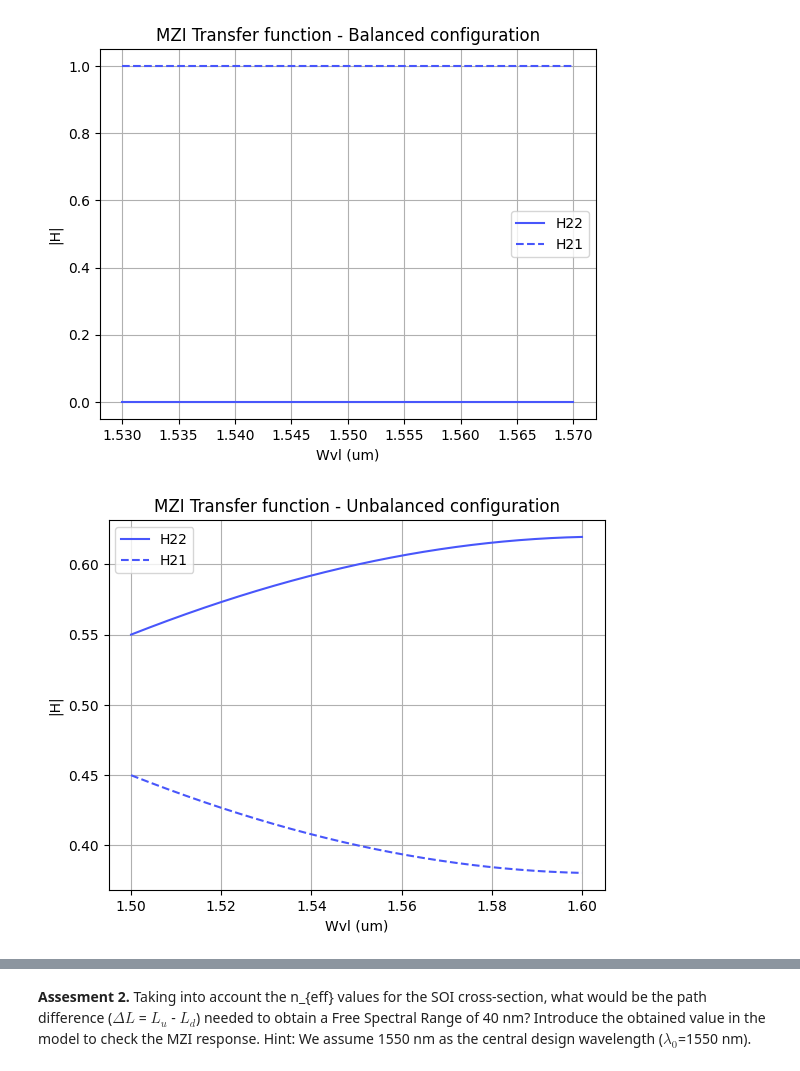
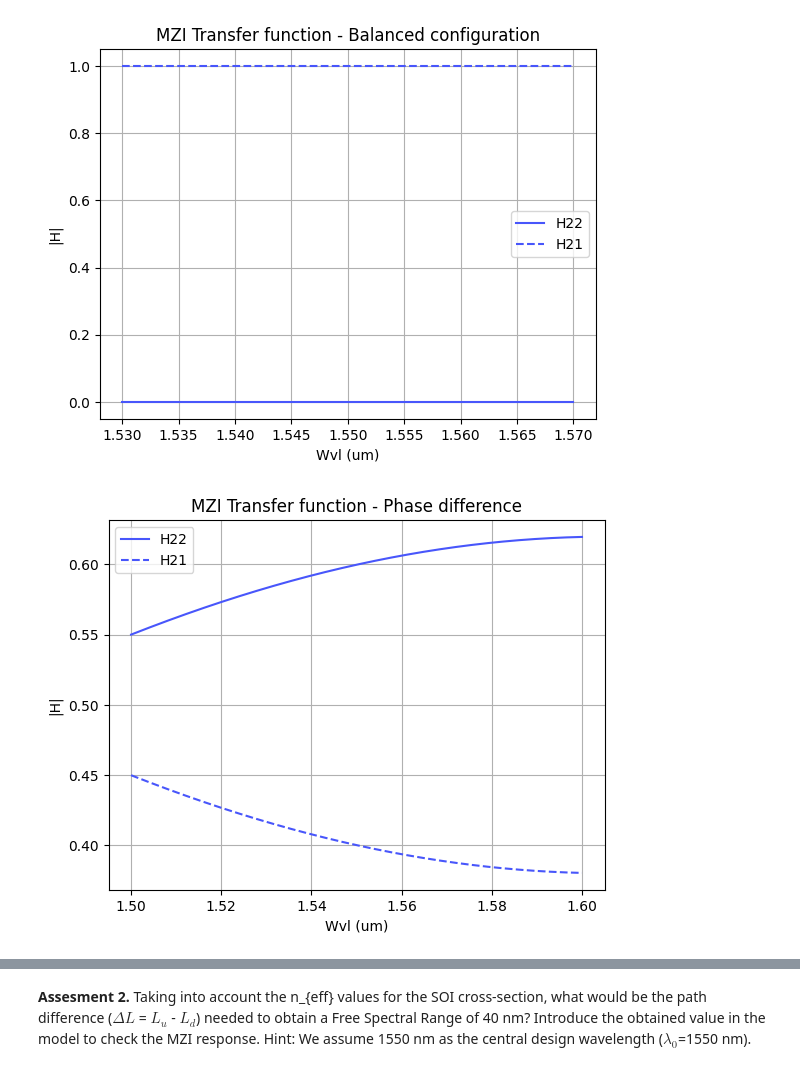
Before and after one commit to MariaJulve/pic-upv-lab3, a Jupyter notebook: 30_INTERFEROMETERS_v2025_STUDENTS_UPDATE2.ipynb, the cells around one changed output, grey strips where cells are left out. Cells and saved outputs as stored; diff of their text form; code cells hidden in the pictures.

```diff
--- a/30_INTERFEROMETERS_v2025_STUDENTS_UPDATE2.ipynb
+++ b/30_INTERFEROMETERS_v2025_STUDENTS_UPDATE2.ipynb
@@ -185,35 +185,35 @@ Ld = 25
 alphau=0 #losless case dB/um
 alphad =0 #losless case dB/um
 alphau_np=(jnp.log(10.0)/10.0)*alphau #neper/um
 alphad_np=(jnp.log(10.0)/10.0)*alphad #neper/um
 
 betau = (2*jnp.pi/wvl)*neffu-1j*alphau_np
 betad = (2*jnp.pi/wvl)*neffd-1j*alphad_np
 Delta_phi_ud = betau*Lu - betad*Ld
 
 gamma_a = 0; #null excess loss
 gamma_b = 0; #null excess loss
 
 K_a = np.full(wvl.shape, 0.5)
 K_b = np.full(wvl.shape, 0.5)
 
 h_22 = (np.sqrt((1 - gamma_a) * (1 - gamma_b)))*(np.exp(-1j * betad * Ld))*(( np.sqrt((1 - K_a) * (1 - K_b)) * np.exp(-1j * Delta_phi_ud))-(np.sqrt(K_a * K_b)))
 h_21 = (1j * np.sqrt((1 - gamma_a) * (1 - gamma_b)))*(np.exp(-1j * betad * Ld))*((np.sqrt(K_b * (1 - K_a)) * np.exp(-1j * Delta_phi_ud))+(np.sqrt(K_a * (1 - K_b))))
 
 H21 = np.abs(h_21) ** 2
 H22 = np.abs(h_22) ** 2
 
 color = cm.rainbow(np.linspace(0, 1, 10))
 plt.plot(wvl, H22, linestyle='-', color=color[1], label='H22')
 plt.plot(wvl, H21, linestyle='--', color=color[1], label='H21')
 plt.xlabel('Wvl (um)')
 plt.ylabel('|H|')
-plt.title('MZI Transfer function - Unbalanced configuration')
+plt.title('MZI Transfer function - Phase difference')
 plt.legend()
 plt.grid(True)
 plt.show()
 # %% [output]
-[figure, old version]
+[figure, new version]
 # %%
 ### UMBALANCED CONFIGURATION - DELAY IMBALANCE ###
 
```
Also changed, not shown: parts of 4 cells of this notebook, 1 other file.
